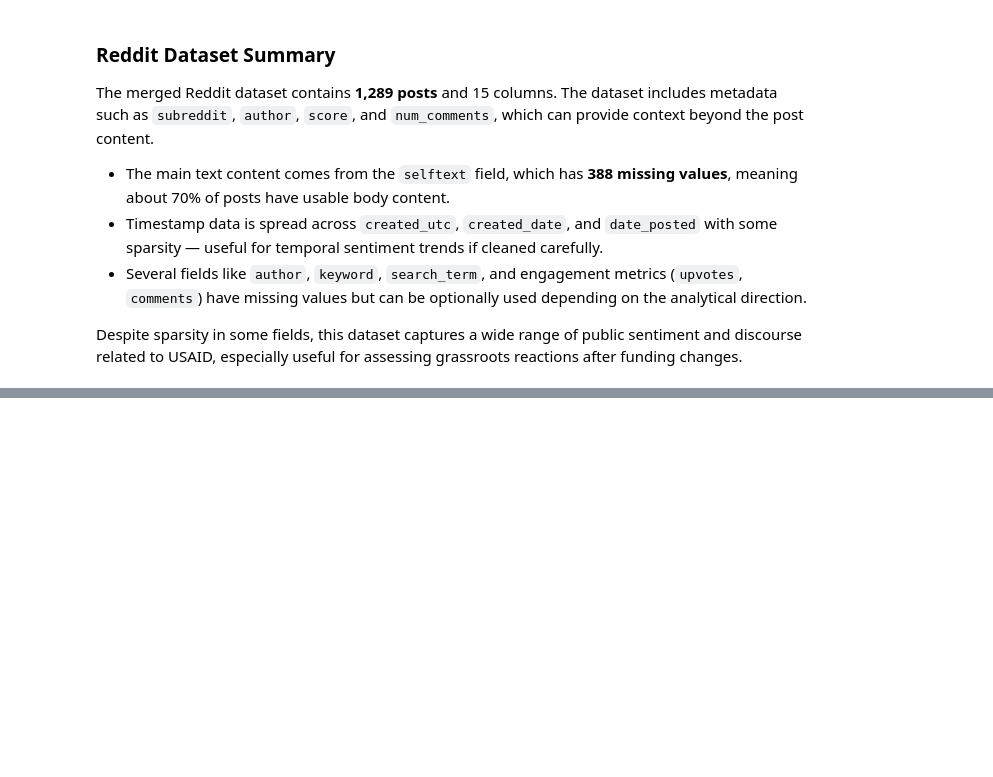
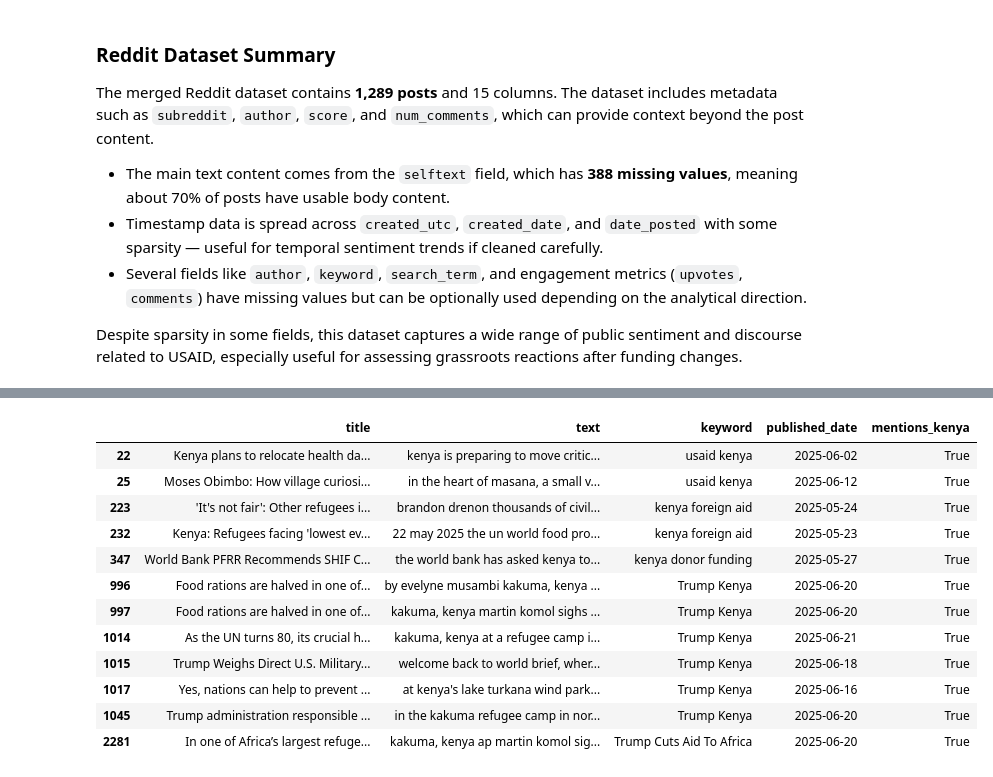
Before and after one commit to L-N-E0/USAID-Kenya-Sentiment-Analysis, a Jupyter notebook: notebooks/leo.ipynb, the cells around one changed output, grey strips where cells are left out. Cells and saved outputs as stored; diff of their text form; code cells hidden in the pictures; blank space fills up the shorter version.

Commit message:
Data cleaning - add news and reddit data cleaning

```diff
--- a/notebooks/leo.ipynb
+++ b/notebooks/leo.ipynb
@@ -374,0 +386,41 @@ Despite sparsity in some fields, this dataset captures a wide range of public se
+# %%
+import numpy as np
+import re
+
+# --- 1. Drop Duplicates (full and by URL) ---
+news_data = news_data.drop_duplicates()
+news_data = news_data.drop_duplicates(subset=['text'])
+news_data = news_data.drop_duplicates(subset=['url'])
+
+# --- 2. Remove Empty or Very Short Posts ---
+news_data['text'] = news_data['text'].astype(str)
+news_data = news_data[news_data['text'].str.strip().astype(bool)]
+news_data = news_data[news_data['text'].str.split().str.len() >= 10]
+
+# --- 3. Fix Date Format (don't drop missing dates) ---
+news_data['published_date'] = pd.to_datetime(news_data['published_date'], errors='coerce')
+news_data = news_data[~(news_data['published_date'] > pd.Timestamp.now())]  # Drop only future dates
+
+# --- 4. Clean and Normalize Text ---
+def clean_text(text):
+    text = str(text).lower()
+    text = re.sub(r"http\S+|www\S+|https\S+", '', text)  # URLs
+    text = re.sub(r"<.*?>", '', text)                    # HTML tags
+    text = re.sub(r"[@#]\w+", '', text)                  # Mentions/hashtags
+    text = re.sub(r"[^a-z0-9\s\.,!?'\"]", '', text)      # Emojis/symbols
+    text = re.sub(r"\s+", ' ', text).strip()             # Whitespace
+    return text
+
+news_data['text'] = news_data['text'].apply(clean_text)
+
+# --- 5. Fill Missing Keywords ---
+news_data['keyword'] = news_data['keyword'].fillna("unknown")
+
+# --- 6. Mark if "kenya" is mentioned ---
+news_data['mentions_kenya'] = news_data['text'].str.contains(r'\bkenya\b', case=False, na=False)
+
+# --- 7. Drop Unnecessary columns ---
+news_data = news_data.drop(columns= ['description','source_file','url'])
+
+# Overview
+data_overview(news_data)
@@ -374,0 +533,16 @@ Despite sparsity in some fields, this dataset captures a wide range of public se
+# %%
+news_data[news_data['mentions_kenya']==1]
+# %% [output]
+|  | title | text | keyword | published_date | mentions_kenya |
+| 22 | Kenya plans to relocate health da... | kenya is preparing to move critic... | usaid kenya | 2025-06-02 | True |
+| 25 | Moses Obimbo: How village curiosi... | in the heart of masana, a small v... | usaid kenya | 2025-06-12 | True |
+| 223 | 'It's not fair': Other refugees i... | brandon drenon thousands of civil... | kenya foreign aid | 2025-05-24 | True |
+| 232 | Kenya: Refugees facing 'lowest ev... | 22 may 2025 the un world food pro... | kenya foreign aid | 2025-05-23 | True |
+| 347 | World Bank PFRR Recommends SHIF C... | the world bank has asked kenya to... | kenya donor funding | 2025-05-27 | True |
+| 996 | Food rations are halved in one of... | by evelyne musambi kakuma, kenya ... | Trump Kenya | 2025-06-20 | True |
+| 997 | Food rations are halved in one of... | kakuma, kenya martin komol sighs ... | Trump Kenya | 2025-06-20 | True |
+| 1014 | As the UN turns 80, its crucial h... | kakuma, kenya at a refugee camp i... | Trump Kenya | 2025-06-21 | True |
+| 1015 | Trump Weighs Direct U.S. Military... | welcome back to world brief, wher... | Trump Kenya | 2025-06-18 | True |
+| 1017 | Yes, nations can help to prevent ... | at kenya's lake turkana wind park... | Trump Kenya | 2025-06-16 | True |
+| 1045 | Trump administration responsible ... | in the kakuma refugee camp in nor... | Trump Kenya | 2025-06-20 | True |
+| 2281 | In one of Africa’s largest refuge... | kakuma, kenya ap martin komol sig... | Trump Cuts Aid To Africa | 2025-06-20 | True |
```
Also changed, not shown: parts of 6 cells of this notebook.
